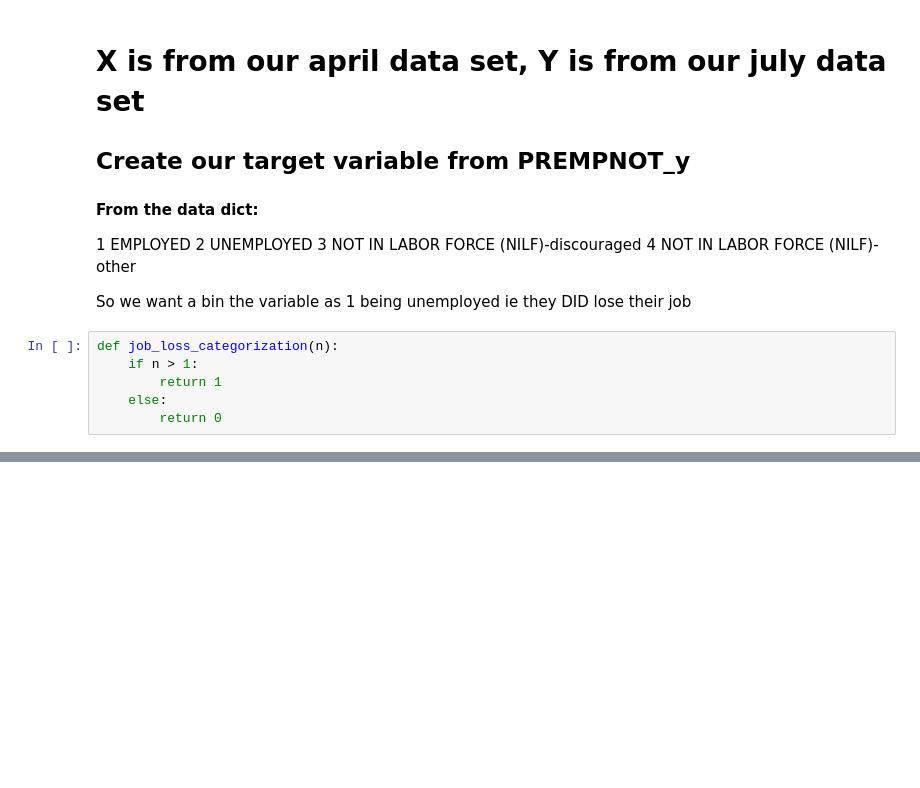
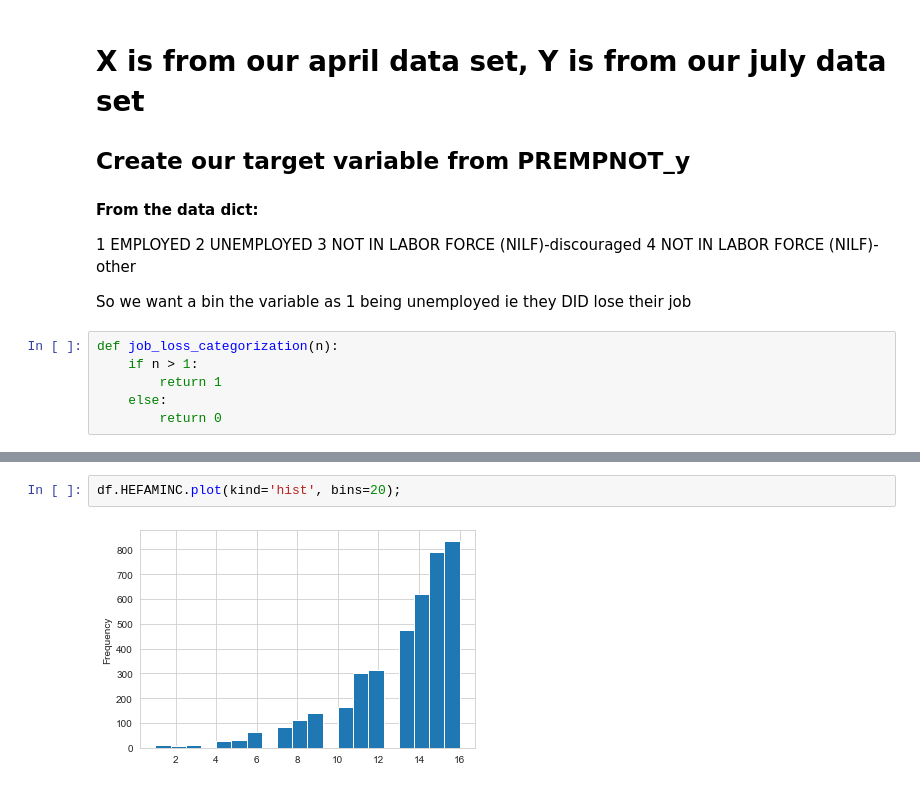
Before and after one commit to danvalen1/Corona-Employment, a Jupyter notebook: notebooks/tjh/mergedOncensus.ipynb, the cells around one changed output, grey strips where cells are left out. Saved outputs shown, nothing was run; the diff lists cells and outputs as text; blank space fills up the shorter version.

```diff
--- a/notebooks/tjh/mergedOncensus.ipynb
+++ b/notebooks/tjh/mergedOncensus.ipynb
@@ -101,0 +299,4 @@ census_df[census_df.PREMPNOT_y == -1]
+# %%
+df.HEFAMINC.plot(kind='hist', bins=20);
+# %% [output]
+[figure, added]
```
Also changed, not shown: parts of 36 cells of this notebook, 2 other files.
